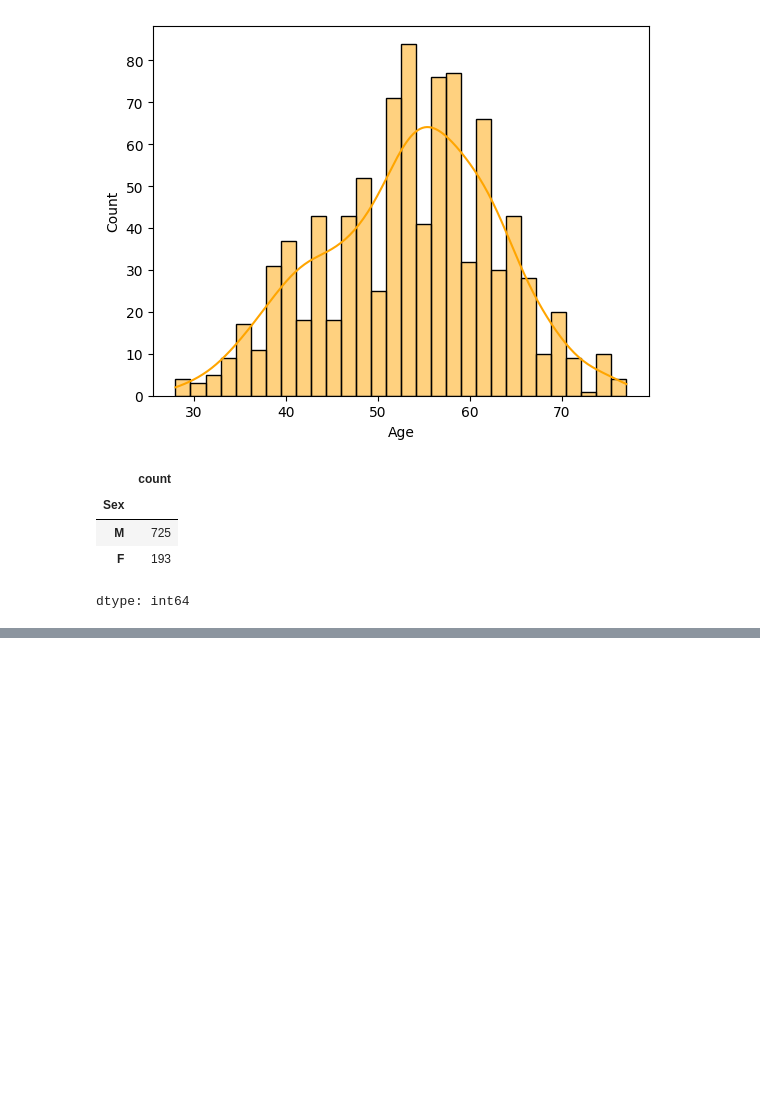
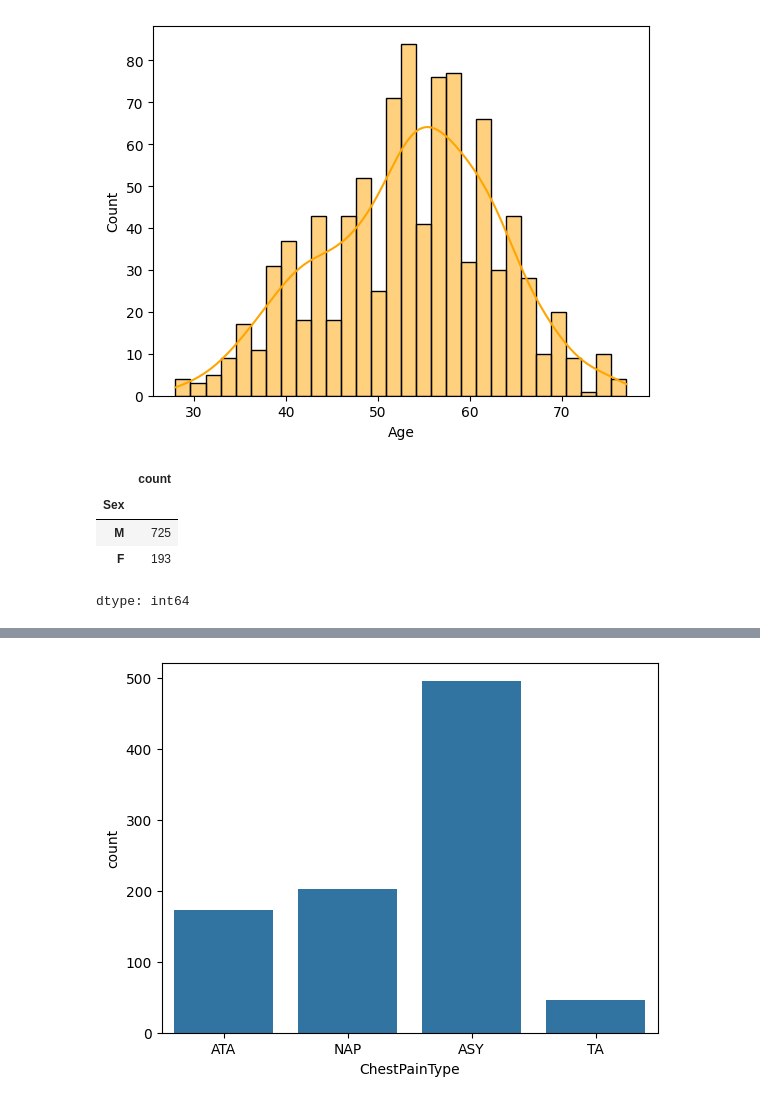
Before and after one commit to pefonseca/classifica-o_machine_learning, a Jupyter notebook: tratamento_classificação.ipynb, the cells around one changed output, grey strips where cells are left out. Saved outputs shown, nothing was run; the diff lists cells and outputs as text; code cells hidden in the pictures; blank space fills up the shorter version.

```diff
--- a/tratamento_classificação.ipynb
+++ b/tratamento_classificação.ipynb
@@ -111,0 +120,4 @@ sns.countplot(x='Sex', data=dados)
+# %%
+sns.countplot(x='ChestPainType', data=dados);
+# %% [output]
+[figure, added]
```
Also changed, not shown: parts of 48 cells of this notebook.
